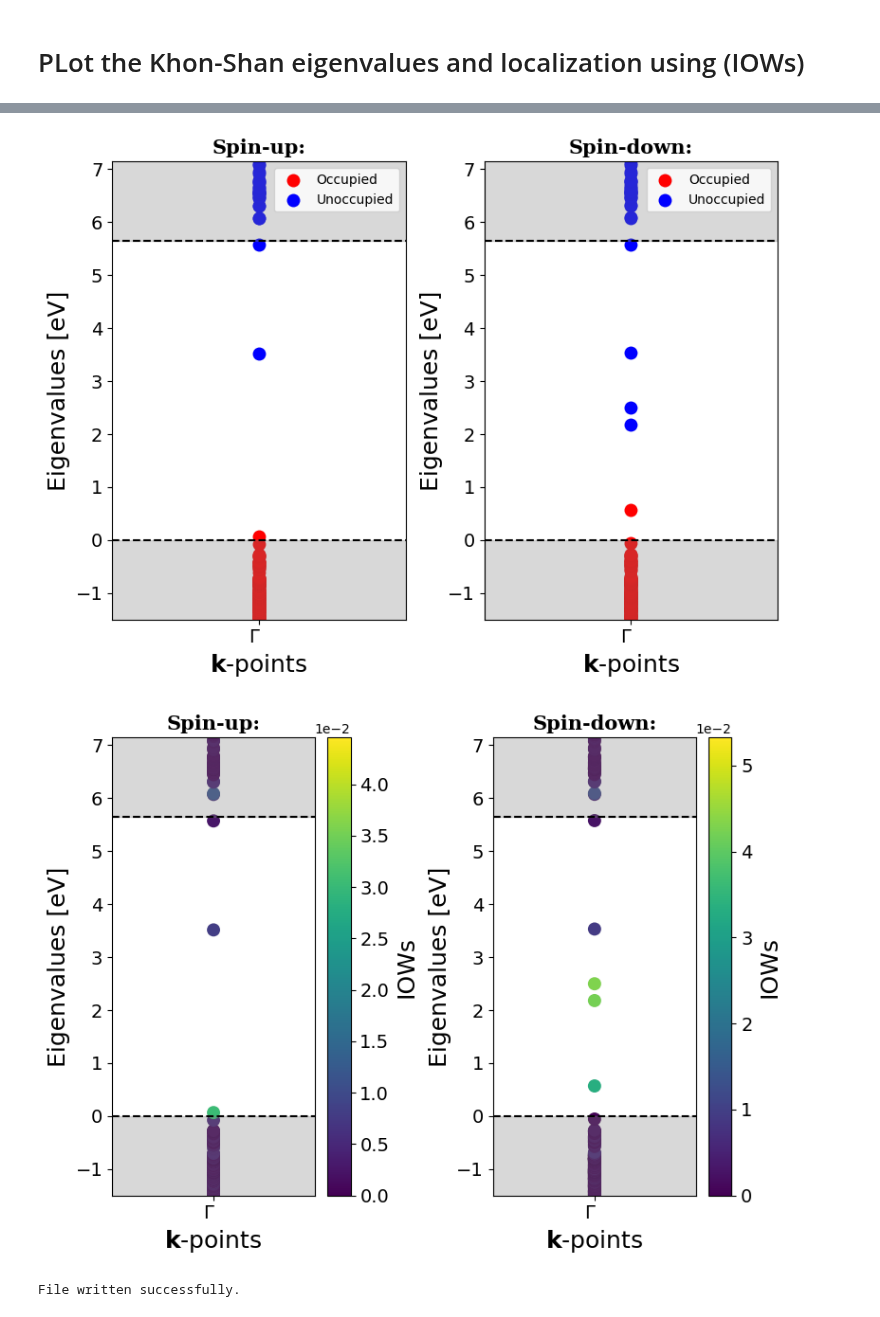
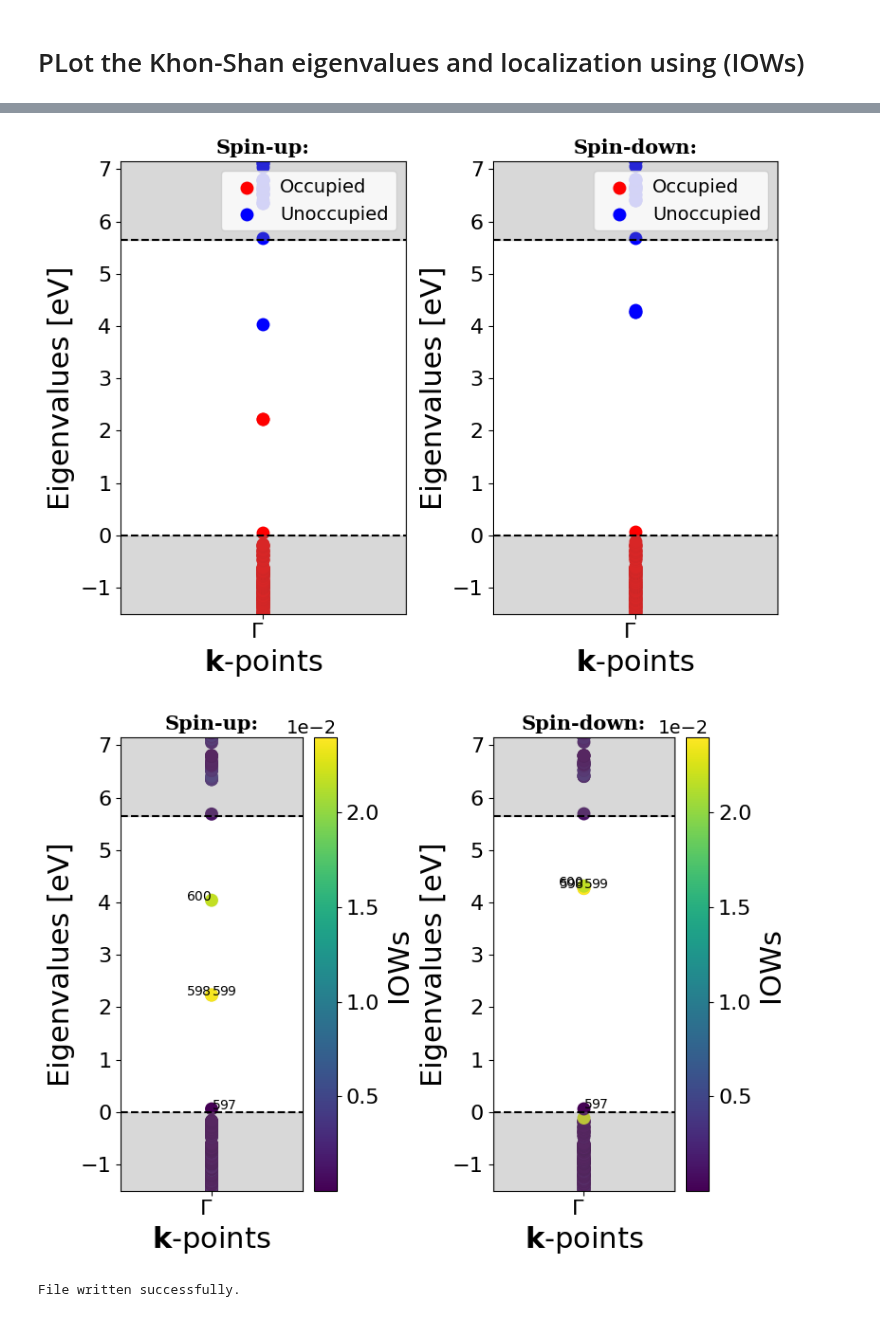
Before and after one commit to Luisrj14/VaspDefAnalysis, a Jupyter notebook: notebook/plot_eigenvalue_and_localization.ipynb, the cells around one changed output, grey strips where cells are left out. Drawn from its saved outputs; the diff is of its cells as text; code cells hidden in the pictures.

```diff
--- a/notebook/plot_eigenvalue_and_localization.ipynb
+++ b/notebook/plot_eigenvalue_and_localization.ipynb
@@ -17,10 +17,10 @@ CBM = 10.9541   # [eV]
 perfect_structure_path =  '/home/luis/master_thesis_uio/thesis_project/output_from_vasp_saga/project_AlN/calcualtion_steps/supercell/hybrid-hse06-5x5x3/defect/perfect/POSCAR'
 
 # Path to the defect structure without relaxing
-defect_structure_path = '/home/luis/master_thesis_uio/thesis_project/output_from_vasp_saga/project_AlN/calcualtion_steps/supercell/hybrid-hse06-5x5x3/defect/V_N-V_Al/POSCAR-V_N-V_Al.vasp'
+defect_structure_path = '/home/luis/master_thesis_uio/thesis_project/output_from_vasp_saga/project_AlN/calcualtion_steps/supercell/hybrid-hse06-5x5x3/defect/Al_N/POSCAR-Al_N.vasp'
 
 # Path to the vasprun.xml (VASP) file of the defect calculation
-defect_vasprun_path = '/home/luis/master_thesis_uio/thesis_project/output_from_vasp_saga/project_AlN/calcualtion_steps/supercell/hybrid-hse06-5x5x3/defect/V_N-V_Al/V_N-V_Al_+2/vasprun.xml'
+defect_vasprun_path = '/home/luis/master_thesis_uio/thesis_project/output_from_vasp_saga/project_AlN/calcualtion_steps/supercell/hybrid-hse06-5x5x3/defect/Al_N/Al_N_+2/vasprun.xml'
 
 # PLot the eigenvalues
 fig_eig = PlotKohnShamEigenvalue.get_plot_KS_eigenvalues(vasprun_path=defect_vasprun_path,
@@ -31,6 +31,7 @@ fig_eig = PlotKohnShamEigenvalue.get_plot_KS_eigenvalues(vasprun_path=defect_vas
                                                          #y_limit=(-1,-2)
                                                          #layout="vertical",
                                                          #figsize=(8,6),
+                                                         #scatter_settings= {"cmap": "cividis"}),
                                                          )
 
 # Radius to consider surrounding neighbors of the defect (to select the first neighbor, it should be set slightly larger than the bonding length. For example, a radius of 2.0 Å for AlN, where the bonding length is approximately 1.87 Å).
@@ -43,13 +44,13 @@ fig_loc = PlotLocalizedStates.get_plot_LS_using_IOWs(perfect_structure_path=perf
                                                      radius=radius,
                                                      VBM=VBM,
                                                      CBM=CBM,
-                                                     #show_band_index=True,
-                                                     #band_indix_label_limit=(0.0,4.5),
-                                                     #y_limit=(0.0,1.5)
+                                                     show_band_index=True,
+                                                     #band_indix_label_limit=(-0.5,4.5),
+                                                     #y_limit=(-1.0,0.0)
                                                      #figsize=(8,6),
                                                      #layout="vertical",
-                                                     #scatter_settings= {"cmap": "cividis"})
-                                                     #scatter_settings= {"cmap": "Reds"})
+                                                     #scatter_settings= {"cmap": "cividis"},
+                                                     #scatter_settings= {"cmap": "Reds"},
                                                      #scatter_settings= {"cmap": "Blues"}
                                                      )
 # Kohn-Shan  eigenvalues analysis
@@ -77,6 +78,6 @@ Number of electrons
 =================================================================
-[figure, old version]
+[figure, new version]
-[figure, old version]
+[figure, new version]
 # %%
 import os
 import matplotlib.pyplot as plt
```
Also changed, not shown: parts of 2 cells of this notebook, 5 other files.
